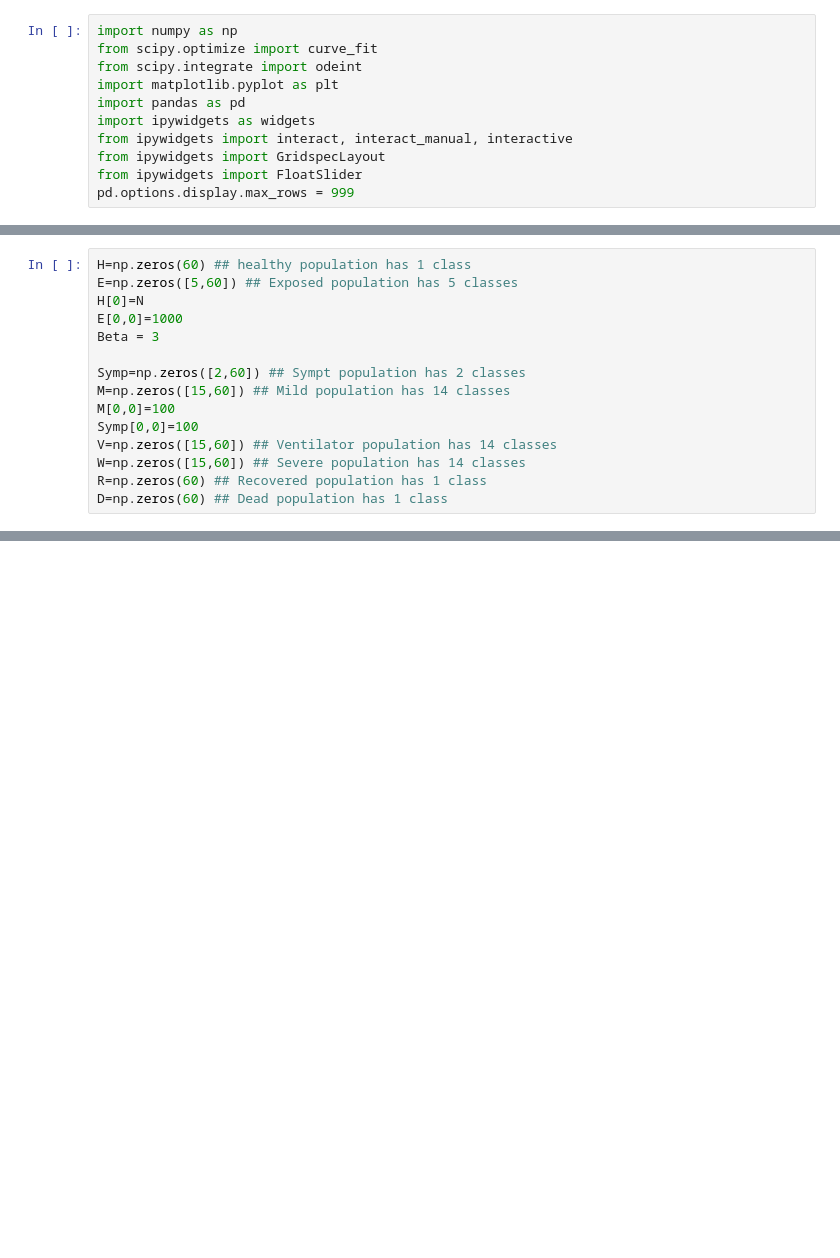
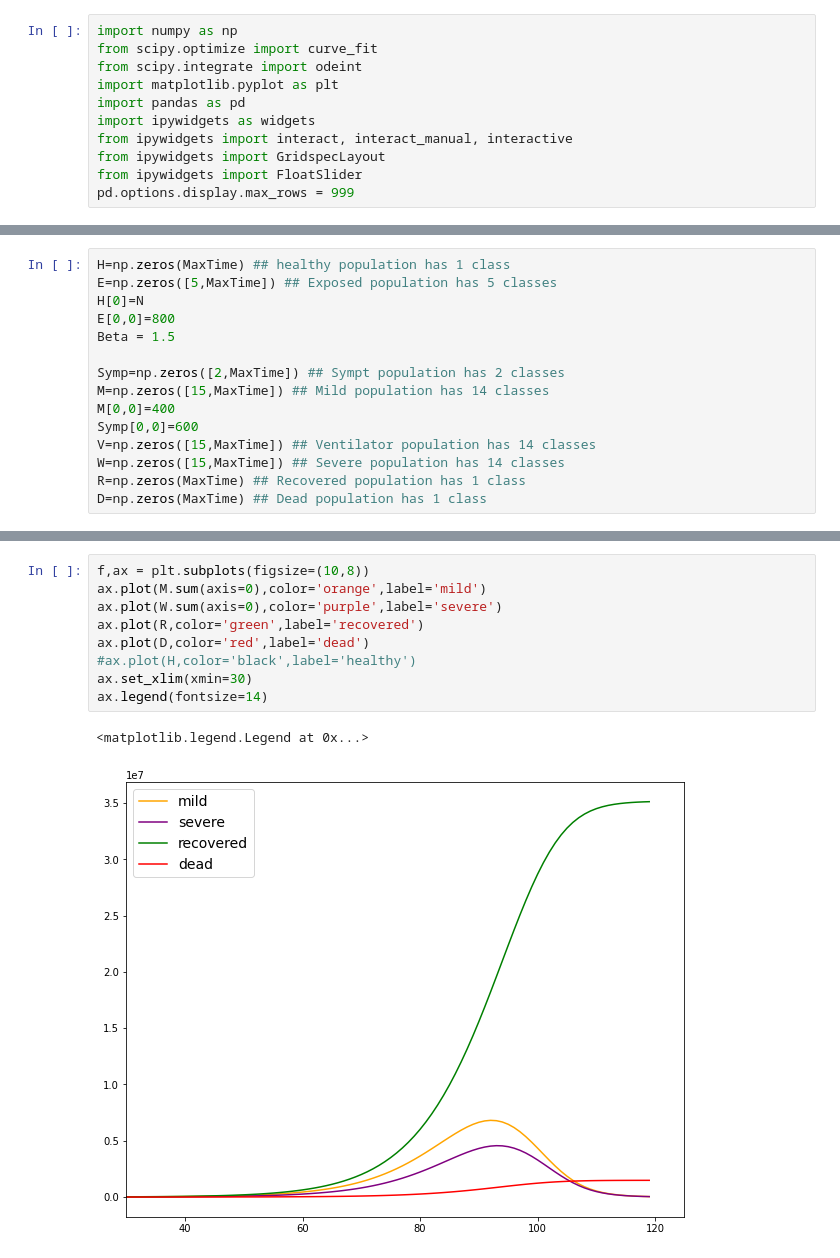
Before and after one commit to akhavan12/discrete_covid_model, a Jupyter notebook: Discrete_Model_v1.ipynb, the cells around one changed output, grey strips where cells are left out. Drawn from its saved outputs; the diff is of its cells as text; blank space fills up the shorter version.

```diff
--- a/Discrete_Model_v1.ipynb
+++ b/Discrete_Model_v1.ipynb
@@ -136,15 +95,15 @@ Probs["E"] =[[0.50,0.30,0.20], #0
 # %%
-H=np.zeros(60) ## healthy population has 1 class
-E=np.zeros([5,60]) ## Exposed population has 5 classes
+H=np.zeros(MaxTime) ## healthy population has 1 class
+E=np.zeros([5,MaxTime]) ## Exposed population has 5 classes
 H[0]=N
-E[0,0]=1000
-Beta = 3
+E[0,0]=800
+Beta = 1.5
 
-Symp=np.zeros([2,60]) ## Sympt population has 2 classes
-M=np.zeros([15,60]) ## Mild population has 14 classes
-M[0,0]=100
-Symp[0,0]=100
-V=np.zeros([15,60]) ## Ventilator population has 14 classes
-W=np.zeros([15,60]) ## Severe population has 14 classes
-R=np.zeros(60) ## Recovered population has 1 class
-D=np.zeros(60) ## Dead population has 1 class
+Symp=np.zeros([2,MaxTime]) ## Sympt population has 2 classes
+M=np.zeros([15,MaxTime]) ## Mild population has 14 classes
+M[0,0]=400
+Symp[0,0]=600
+V=np.zeros([15,MaxTime]) ## Ventilator population has 14 classes
+W=np.zeros([15,MaxTime]) ## Severe population has 14 classes
+R=np.zeros(MaxTime) ## Recovered population has 1 class
+D=np.zeros(MaxTime) ## Dead population has 1 class
@@ -210,0 +168,12 @@ for t in range(MaxTime-1):
+# %%
+f,ax = plt.subplots(figsize=(10,8))
+ax.plot(M.sum(axis=0),color='orange',label='mild')
+ax.plot(W.sum(axis=0),color='purple',label='severe')
+ax.plot(R,color='green',label='recovered')
+ax.plot(D,color='red',label='dead')
+#ax.plot(H,color='black',label='healthy')
+ax.set_xlim(xmin=30)
+ax.legend(fontsize=14)
+# %% [output]
+<matplotlib.legend.Legend at 0x...>
+[figure, added]
```
Also changed, not shown: parts of 12 cells of this notebook.
